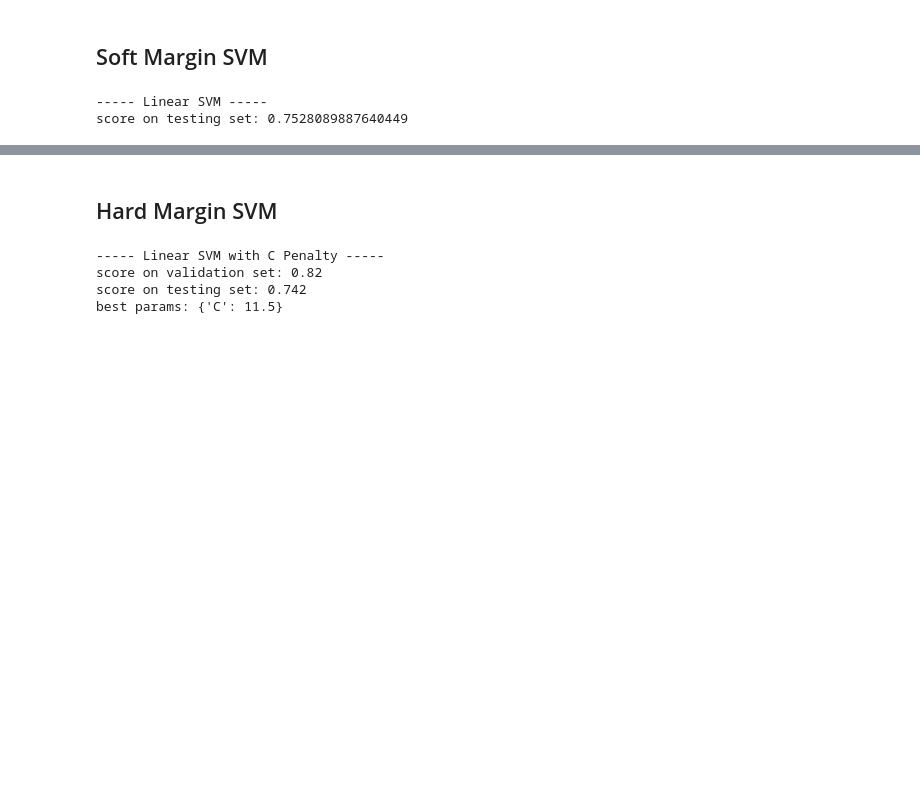
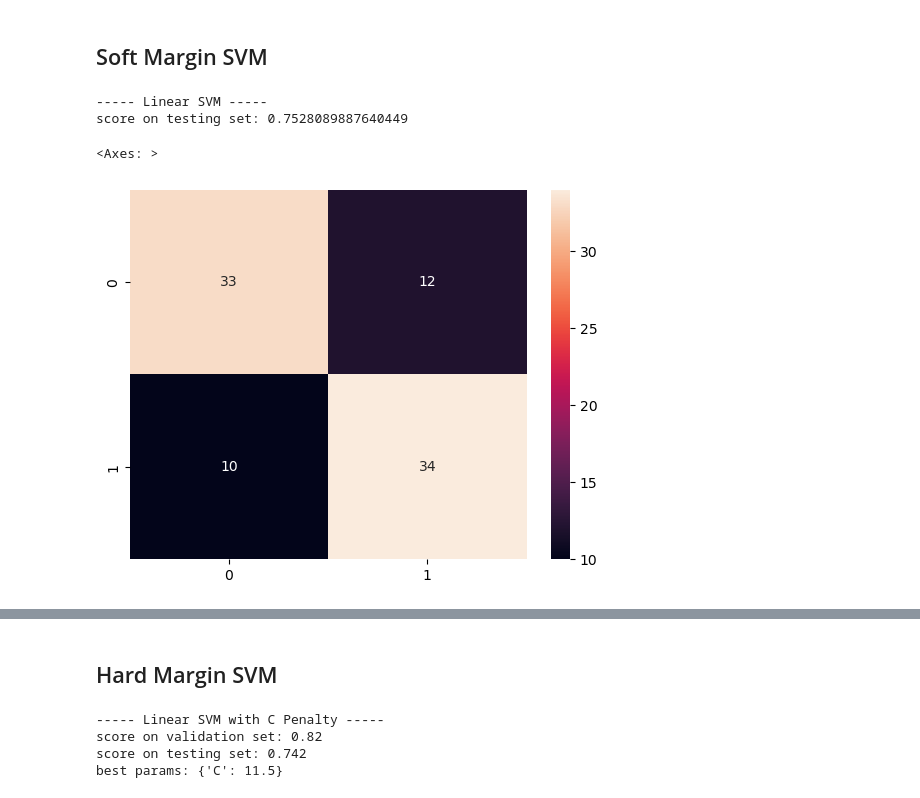
Before and after one commit to Mathieu-R/ldats2470-project, a Jupyter notebook: ldats2470.ipynb, the cells around one changed output, grey strips where cells are left out. Saved outputs shown, nothing was run; the diff lists cells and outputs as text; code cells hidden in the pictures; blank space fills up the shorter version.

```diff
--- a/ldats2470.ipynb
+++ b/ldats2470.ipynb
@@ -207,4 +282,12 @@ print(f"score on testing set: {test_score}")
 # %% [output]
 ----- Linear SVM -----
 score on testing set: 0.7528089887640449
+# %%
+y_pred_sm = linear_clf.predict(X_test)
+
+cm = confusion_matrix(y_test, y_pred_sm)
+sns.heatmap(pd.DataFrame(cm), annot=True)
+# %% [output]
+<Axes: >
+[figure, added]
 # %%
```
Also changed, not shown: parts of 32 cells of this notebook, 1 other file.
